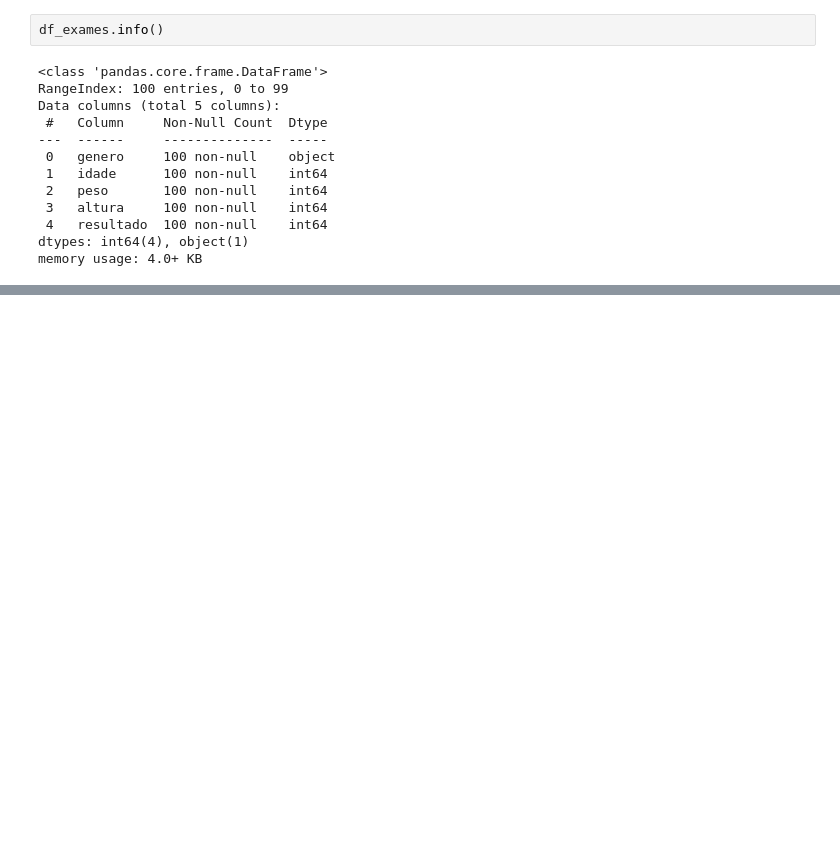
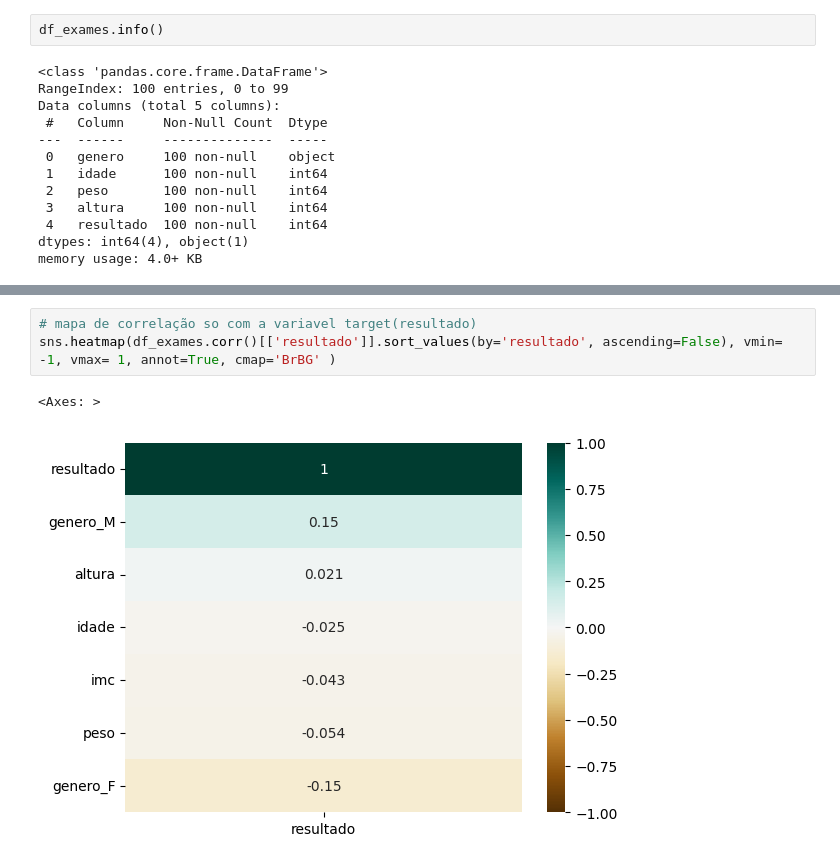
Before and after one commit to lilkirito22/aprendizado_machine_learning, a Jupyter notebook: modelo_diabetes/mode_diabetes.ipynb, the cells around one changed output, grey strips where cells are left out. Cells and saved outputs as stored; diff of their text form; blank space fills up the shorter version.

```diff
--- a/modelo_diabetes/mode_diabetes.ipynb
+++ b/modelo_diabetes/mode_diabetes.ipynb
@@ -61,0 +80,6 @@ memory usage: 4.0+ KB
+# %%
+# mapa de correlação so com a variavel target(resultado)
+sns.heatmap(df_exames.corr()[['resultado']].sort_values(by='resultado', ascending=False), vmin= -1, vmax= 1, annot=True, cmap='BrBG' )
+# %% [output]
+<Axes: >
+[figure, added]
```
Also changed, not shown: parts of 30 cells of this notebook, 2 other files.
